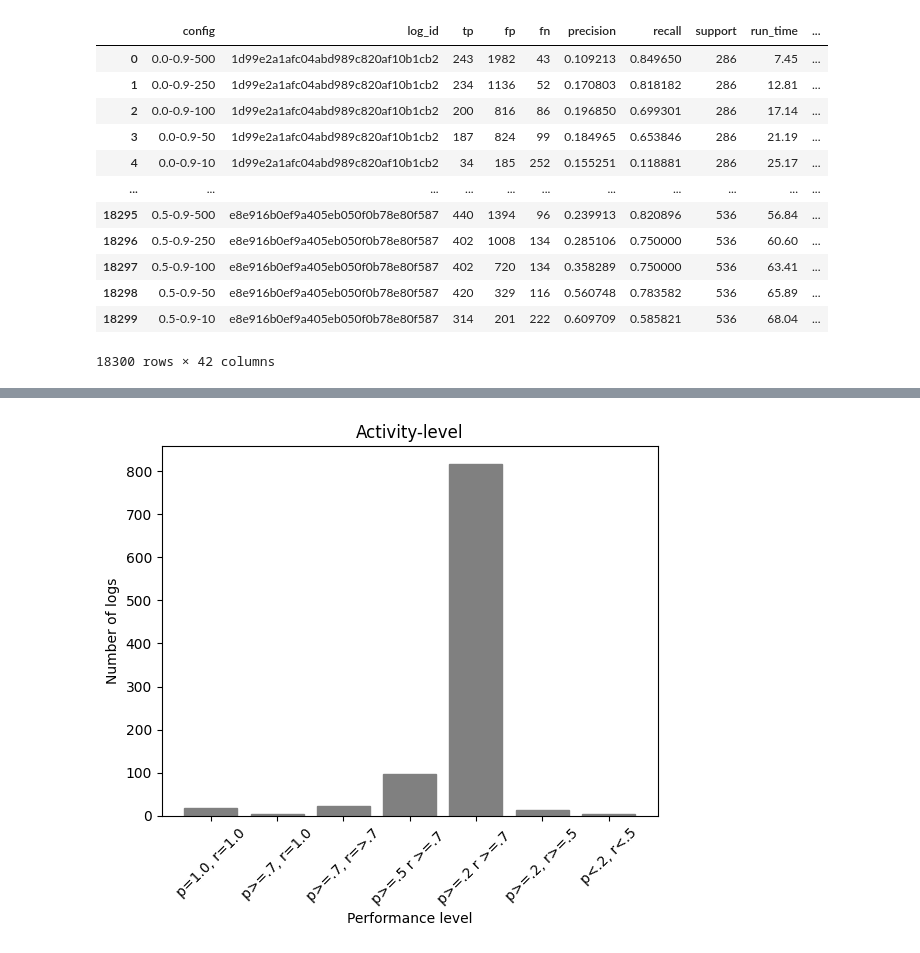
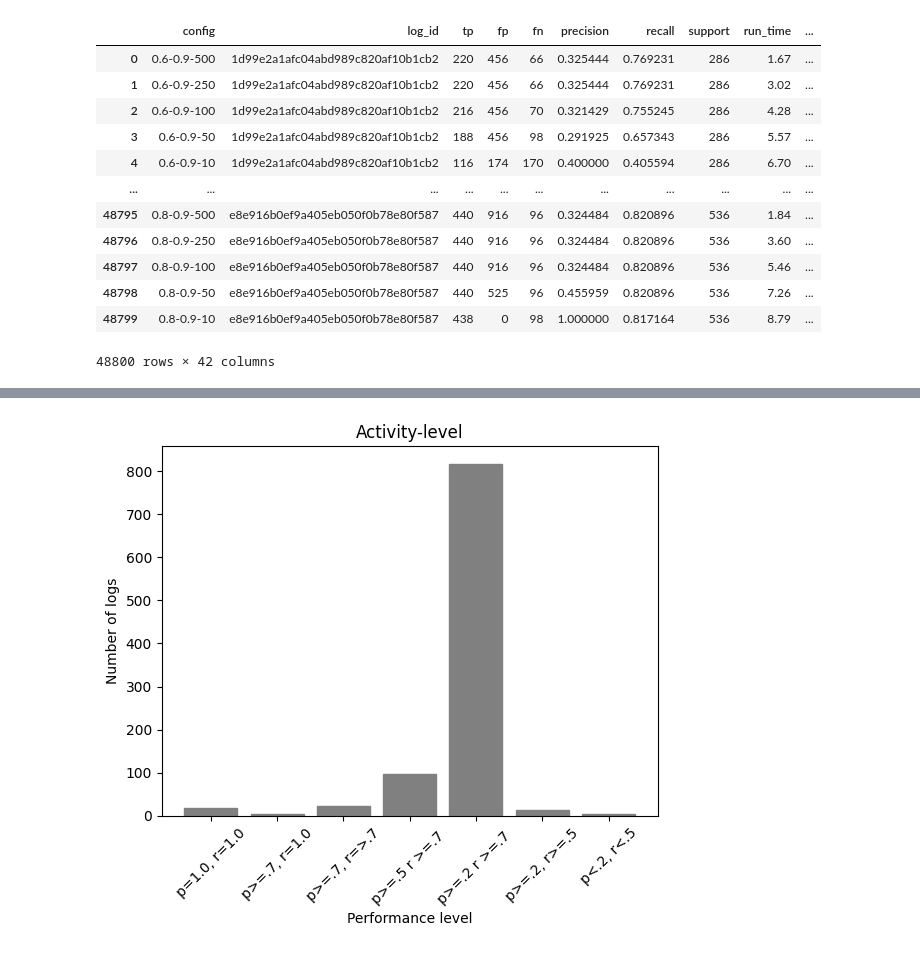
Before and after one commit to a-rebmann/semantic-constraint-miner, a Jupyter notebook: notebooks/evaluation_results.ipynb, the cells around one changed output, grey strips where cells are left out. Cells and saved outputs as stored; diff of their text form; code cells hidden in the pictures.

```diff
--- a/notebooks/evaluation_results.ipynb
+++ b/notebooks/evaluation_results.ipynb
@@ -3,35 +5,38 @@
 # %%
 import os
 from pathlib import Path
 from semconstmining.config import Config
 import warnings
 warnings.filterwarnings('ignore')
-res_file = "folds_2023-08-07 21-52-36.csv"
+#res_file = "folds_2023-08-07 21-52-36.csv"
+#res_file = "folds_2023-08-23 10-51-48.csv"
+res_file= "folds_2023-08-24 20-46-36.csv"
 conf = Config(Path(os.getcwd()).parents[1].resolve(), "sap_sam_filtered")
 
 import pandas as pd
 import matplotlib.pyplot as plt
 
 run_results_df = pd.read_csv(conf.DATA_EVAL / res_file)
 const_types = [conf.ACTIVITY, conf.RESOURCE, conf.OBJECT, conf.MULTI_OBJECT]
 if "fold" not in run_results_df.columns:
     run_results_df["fold"] = 0
 if "config" not in run_results_df.columns:
     run_results_df["config"] = "best"
 if "run_time" not in run_results_df.columns:
     run_results_df["run_time"] = 0
+pd.set_option('display.max_rows', 100)
 run_results_df
 # %% [output]
 |  | config | log_id | tp | fp | fn | precision | recall | support | run_time | ... |
-| 0 | 0.0-0.9-500 | 1d99e2a1afc04abd989c820af10b1cb2 | 243 | 1982 | 43 | 0.109213 | 0.849650 | 286 | 7.45 | ... |
-| 1 | 0.0-0.9-250 | 1d99e2a1afc04abd989c820af10b1cb2 | 234 | 1136 | 52 | 0.170803 | 0.818182 | 286 | 12.81 | ... |
-| 2 | 0.0-0.9-100 | 1d99e2a1afc04abd989c820af10b1cb2 | 200 | 816 | 86 | 0.196850 | 0.699301 | 286 | 17.14 | ... |
-| 3 | 0.0-0.9-50 | 1d99e2a1afc04abd989c820af10b1cb2 | 187 | 824 | 99 | 0.184965 | 0.653846 | 286 | 21.19 | ... |
-| 4 | 0.0-0.9-10 | 1d99e2a1afc04abd989c820af10b1cb2 | 34 | 185 | 252 | 0.155251 | 0.118881 | 286 | 25.17 | ... |
+| 0 | 0.6-0.9-500 | 1d99e2a1afc04abd989c820af10b1cb2 | 220 | 456 | 66 | 0.325444 | 0.769231 | 286 | 1.67 | ... |
+| 1 | 0.6-0.9-250 | 1d99e2a1afc04abd989c820af10b1cb2 | 220 | 456 | 66 | 0.325444 | 0.769231 | 286 | 3.02 | ... |
+| 2 | 0.6-0.9-100 | 1d99e2a1afc04abd989c820af10b1cb2 | 216 | 456 | 70 | 0.321429 | 0.755245 | 286 | 4.28 | ... |
+| 3 | 0.6-0.9-50 | 1d99e2a1afc04abd989c820af10b1cb2 | 188 | 456 | 98 | 0.291925 | 0.657343 | 286 | 5.57 | ... |
+| 4 | 0.6-0.9-10 | 1d99e2a1afc04abd989c820af10b1cb2 | 116 | 174 | 170 | 0.400000 | 0.405594 | 286 | 6.70 | ... |
 | ... | ... | ... | ... | ... | ... | ... | ... | ... | ... | ... |
-| 18295 | 0.5-0.9-500 | e8e916b0ef9a405eb050f0b78e80f587 | 440 | 1394 | 96 | 0.239913 | 0.820896 | 536 | 56.84 | ... |
-| 18296 | 0.5-0.9-250 | e8e916b0ef9a405eb050f0b78e80f587 | 402 | 1008 | 134 | 0.285106 | 0.750000 | 536 | 60.60 | ... |
-| 18297 | 0.5-0.9-100 | e8e916b0ef9a405eb050f0b78e80f587 | 402 | 720 | 134 | 0.358289 | 0.750000 | 536 | 63.41 | ... |
-| 18298 | 0.5-0.9-50 | e8e916b0ef9a405eb050f0b78e80f587 | 420 | 329 | 116 | 0.560748 | 0.783582 | 536 | 65.89 | ... |
-| 18299 | 0.5-0.9-10 | e8e916b0ef9a405eb050f0b78e80f587 | 314 | 201 | 222 | 0.609709 | 0.585821 | 536 | 68.04 | ... |
+| 48795 | 0.8-0.9-500 | e8e916b0ef9a405eb050f0b78e80f587 | 440 | 916 | 96 | 0.324484 | 0.820896 | 536 | 1.84 | ... |
+| 48796 | 0.8-0.9-250 | e8e916b0ef9a405eb050f0b78e80f587 | 440 | 916 | 96 | 0.324484 | 0.820896 | 536 | 3.60 | ... |
+| 48797 | 0.8-0.9-100 | e8e916b0ef9a405eb050f0b78e80f587 | 440 | 916 | 96 | 0.324484 | 0.820896 | 536 | 5.46 | ... |
+| 48798 | 0.8-0.9-50 | e8e916b0ef9a405eb050f0b78e80f587 | 440 | 525 | 96 | 0.455959 | 0.820896 | 536 | 7.26 | ... |
+| 48799 | 0.8-0.9-10 | e8e916b0ef9a405eb050f0b78e80f587 | 438 | 0 | 98 | 1.000000 | 0.817164 | 536 | 8.79 | ... |
-18300 rows × 42 columns
+48800 rows × 42 columns
```
Also changed, not shown: parts of 15 cells of this notebook, 3 other files.
